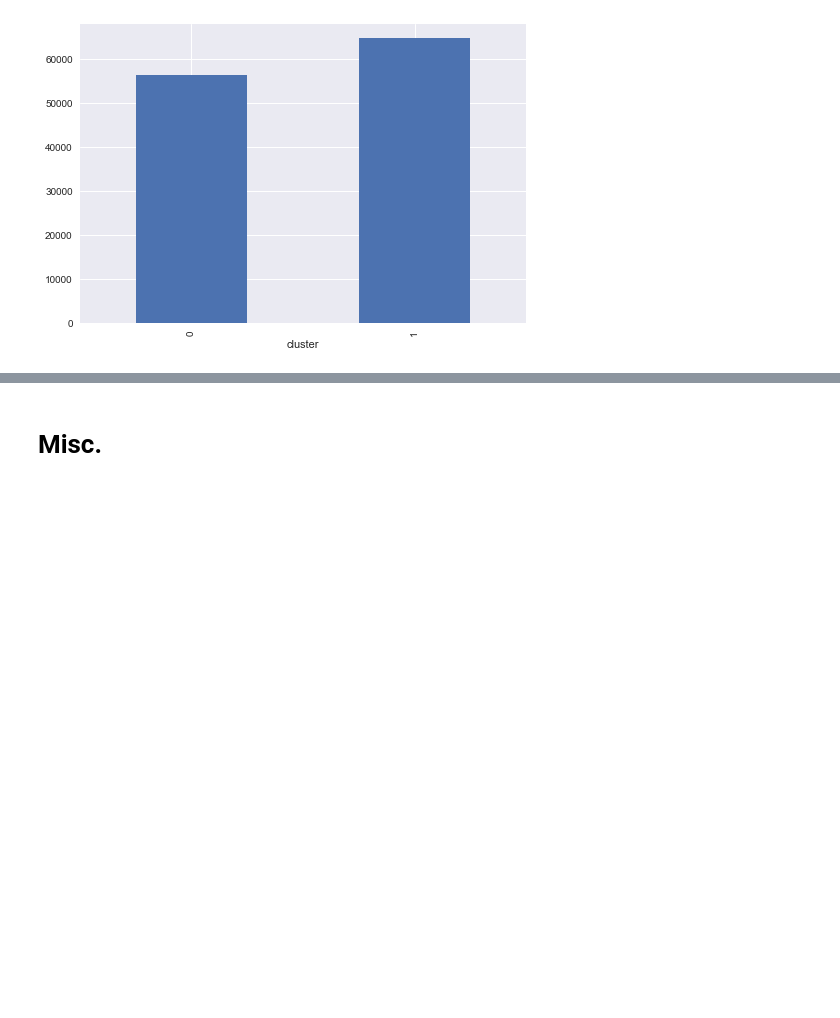
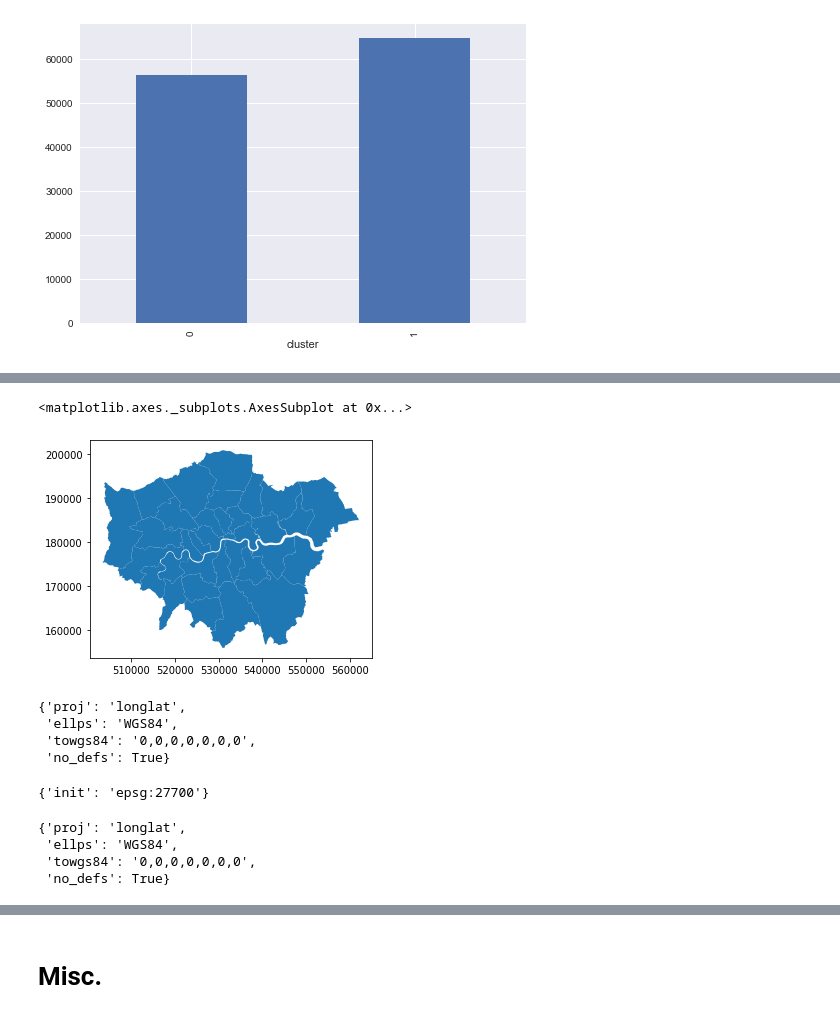
Before and after one commit to fabiangunzinger/london_cycling, a Jupyter notebook: london_cycling.ipynb, the cells around one changed output, grey strips where cells are left out. Drawn from its saved outputs; the diff is of its cells as text; code cells hidden in the pictures; blank space fills up the shorter version.

```diff
--- a/london_cycling.ipynb
+++ b/london_cycling.ipynb
@@ -223,0 +288,19 @@ daily.groupby('cluster').mean().plot(kind='bar', legend=None);
+# %%
+import pandas as pd
+
+file = 'data/london_borough_profiles.csv'
+dfboroughs = (
+    pd.read_csv(file, header=0)
+    .rename_columns({'GLA_Population_Estimate_2017':'population',
+                     'Average_Age,_2017':'average_age',
+                     'Proportion_of_population_of_working-age,_2015':'prop_working_age',
+                     'Happiness_score_2011-14_(out_of_10)':'happiness',
+                     'Anxiety_score_2011-14_(out_of_10)':'anxiety',
+                     'Childhood_Obesity_Prevalance_(%)_2015/16':'childhood_obesity_preval',
+                     'Political_control_in_council':'political_control',
+                    })
+    .clean_names()
+#     .keep_columns(['area_name','population','average_age', 'prop_working_age', 'happiness',
+#                    'anxiety', 'childhood_obesity_preval', 'political_control'])
+)
+dfboroughs.head()
@@ -223,0 +315,3 @@ daily.groupby('cluster').mean().plot(kind='bar', legend=None);
+# %%
+boroughs = dfmap.set_index('name').join(dfboroughs.set_index('area_name'))
+boroughs.head()
@@ -223,0 +326,24 @@ daily.groupby('cluster').mean().plot(kind='bar', legend=None);
+# %%
+boroughs.plot()
+# %% [output]
+<matplotlib.axes._subplots.AxesSubplot at 0x...>
+[figure, added]
+# %%
+stations.crs
+# %% [output]
+{'proj': 'longlat',
+ 'ellps': 'WGS84',
+ 'towgs84': '0,0,0,0,0,0,0',
+ 'no_defs': True}
+# %%
+boroughs.crs
+# %% [output]
+{'init': 'epsg:27700'}
+# %%
+boroughs = boroughs.to_crs(stations.crs)
+boroughs.crs
+# %% [output]
+{'proj': 'longlat',
+ 'ellps': 'WGS84',
+ 'towgs84': '0,0,0,0,0,0,0',
+ 'no_defs': True}
```
Also changed, not shown: parts of 15 cells of this notebook, 1 other file.
